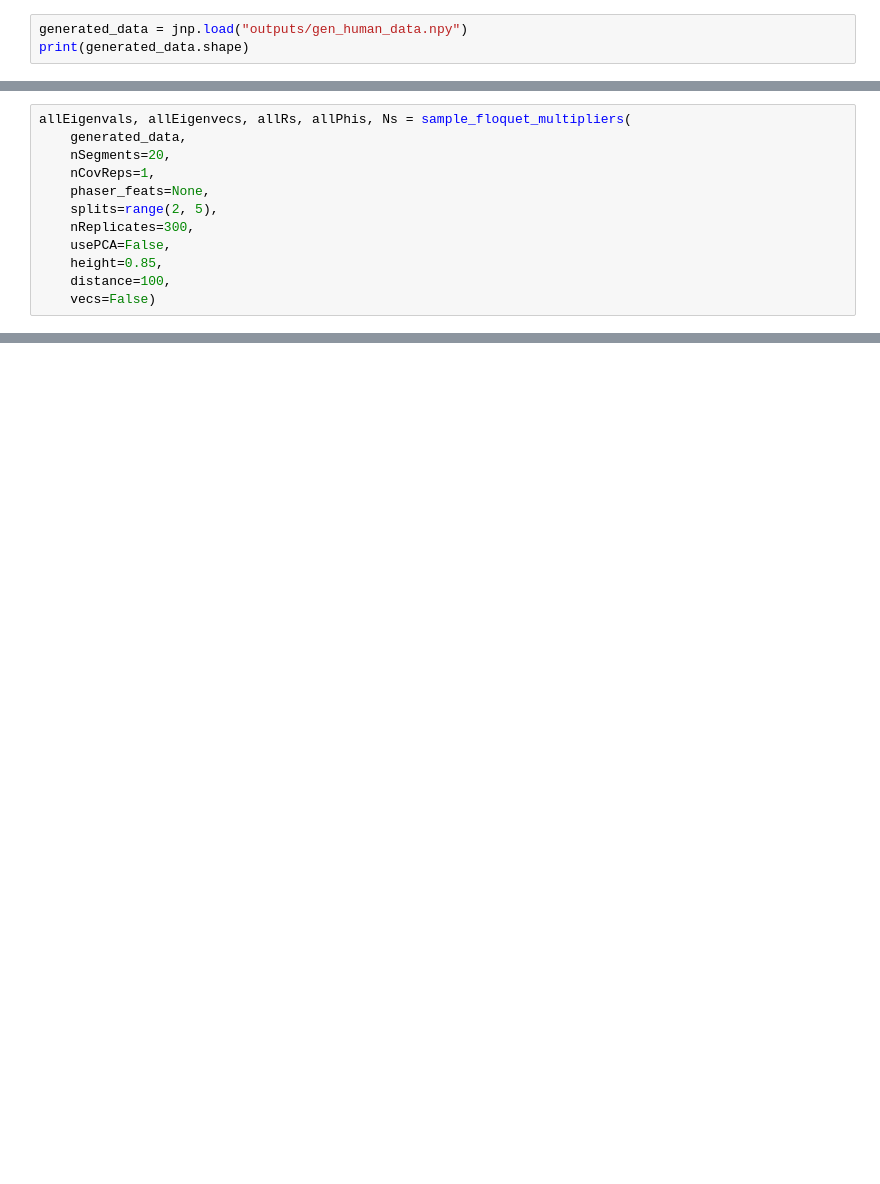
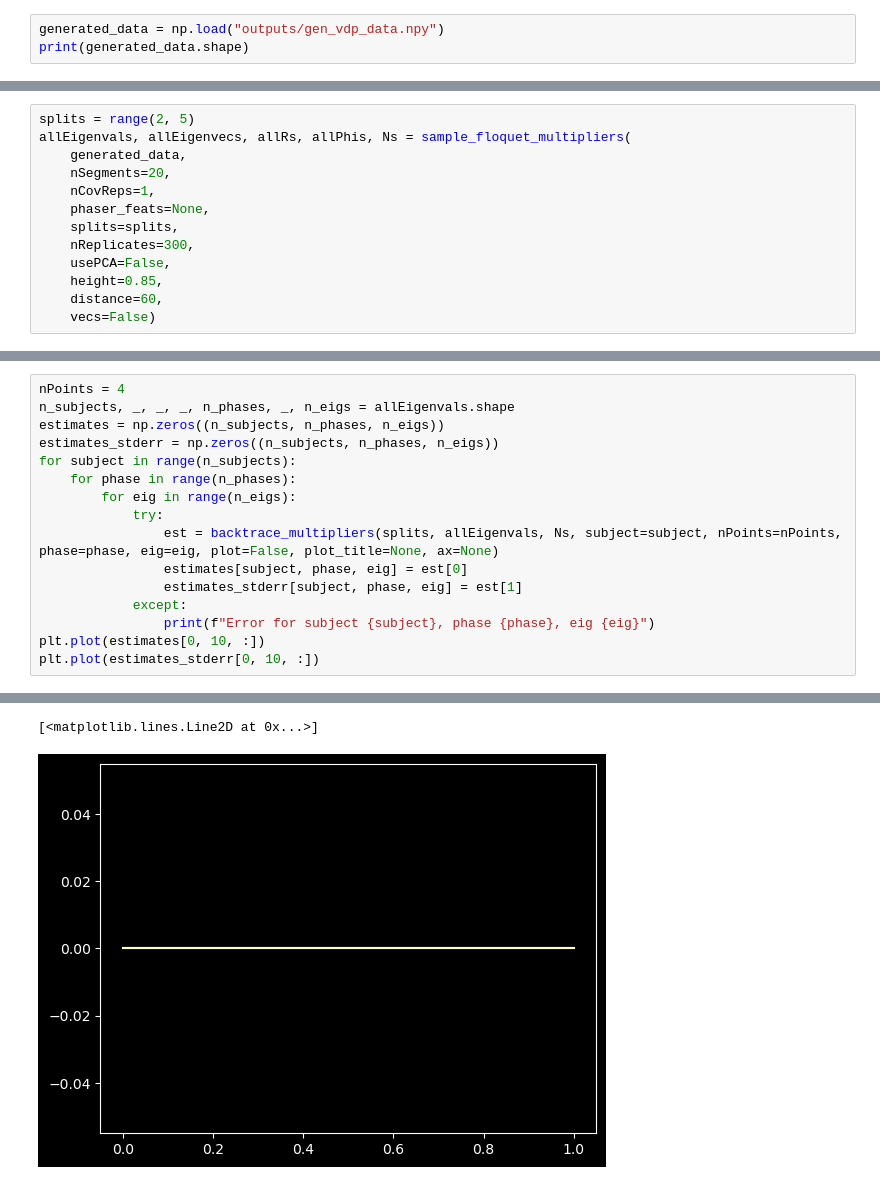
Before and after one commit to Michaelhess17/NeuralODE, a Jupyter notebook: analyze_stability.ipynb, the cells around one changed output, grey strips where cells are left out. Saved outputs shown, nothing was run; the diff lists cells and outputs as text; blank space fills up the shorter version.

```diff
--- a/analyze_stability.ipynb
+++ b/analyze_stability.ipynb
@@ -11,3 +10,3 @@ ModuleNotFoundError: No module named 'ddfa_node'
 # %%
-generated_data = jnp.load("outputs/gen_human_data.npy")
+generated_data = np.load("outputs/gen_vdp_data.npy")
 print(generated_data.shape)
@@ -16,12 +20,13 @@ plt.plot(generated_data[0, :, 0])
 # %%
+splits = range(2, 5)
 allEigenvals, allEigenvecs, allRs, allPhis, Ns = sample_floquet_multipliers(
     generated_data,
     nSegments=20,
     nCovReps=1,
     phaser_feats=None,
-    splits=range(2, 5),
+    splits=splits,
     nReplicates=300,
     usePCA=False,
     height=0.85,
-    distance=100,
+    distance=60,
     vecs=False)
@@ -29,0 +39,17 @@ backtrace_multipliers(splits, eigVals, Ns, subject=0, nPoints=5, phase=50, eig=0
+# %%
+nPoints = 4
+n_subjects, _, _, _, n_phases, _, n_eigs = allEigenvals.shape
+estimates = np.zeros((n_subjects, n_phases, n_eigs))
+estimates_stderr = np.zeros((n_subjects, n_phases, n_eigs))
+for subject in range(n_subjects):
+    for phase in range(n_phases):
+        for eig in range(n_eigs):
+            try:
+                est = backtrace_multipliers(splits, allEigenvals, Ns, subject=subject, nPoints=nPoints, phase=phase, eig=eig, plot=False, plot_title=None, ax=None)
+                estimates[subject, phase, eig] = est[0]
+                estimates_stderr[subject, phase, eig] = est[1]
+            except:
+                print(f"Error for subject {subject}, phase {phase}, eig {eig}")
+plt.plot(estimates[0, 10, :])
+plt.plot(estimates_stderr[0, 10, :])
+# %% [output]
@@ -29,0 +73,2 @@ backtrace_multipliers(splits, eigVals, Ns, subject=0, nPoints=5, phase=50, eig=0
+[<matplotlib.lines.Line2D at 0x...>]
+[figure, added]
```
Also changed, not shown: parts of 6 cells of this notebook, 6 other files.
